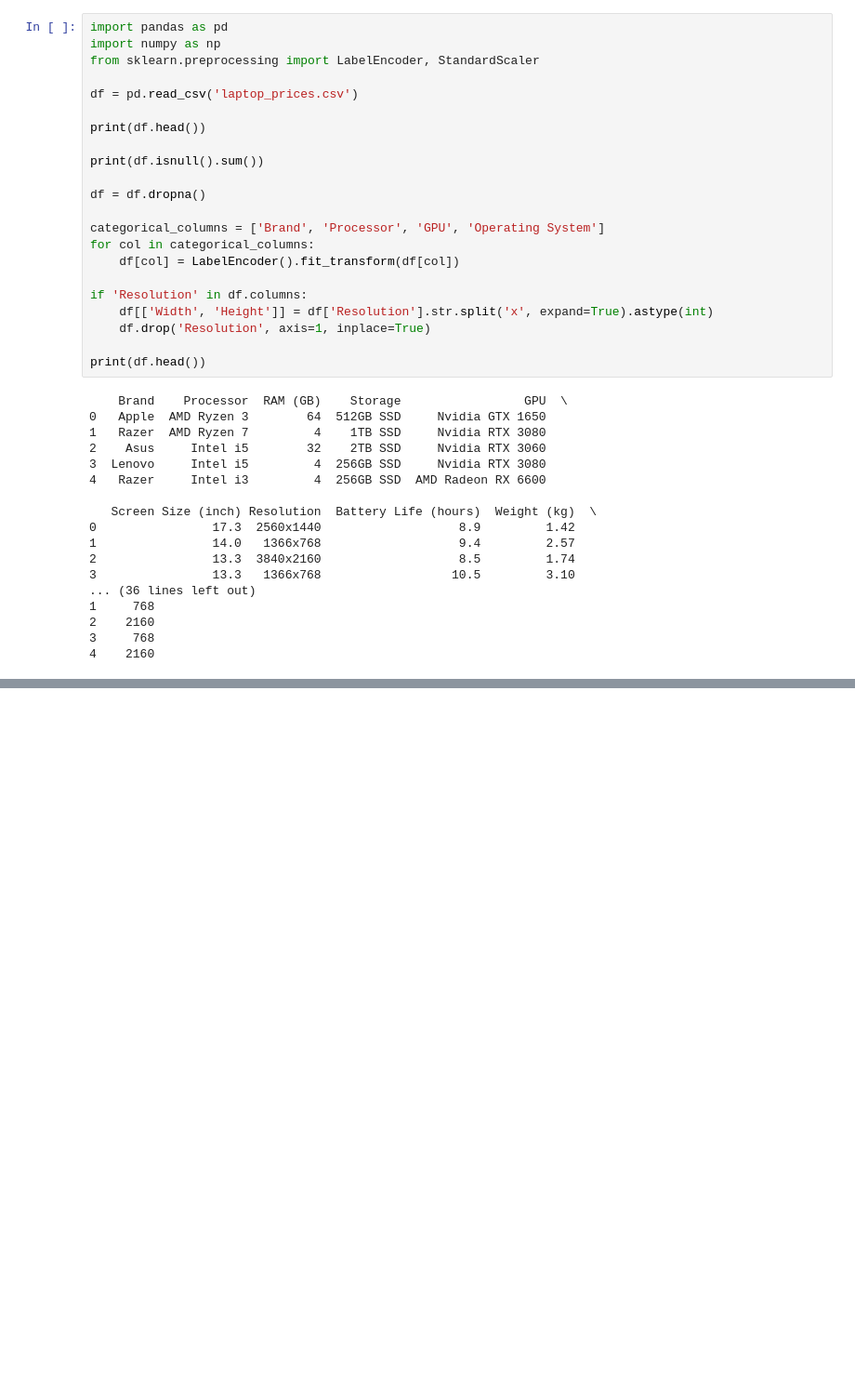
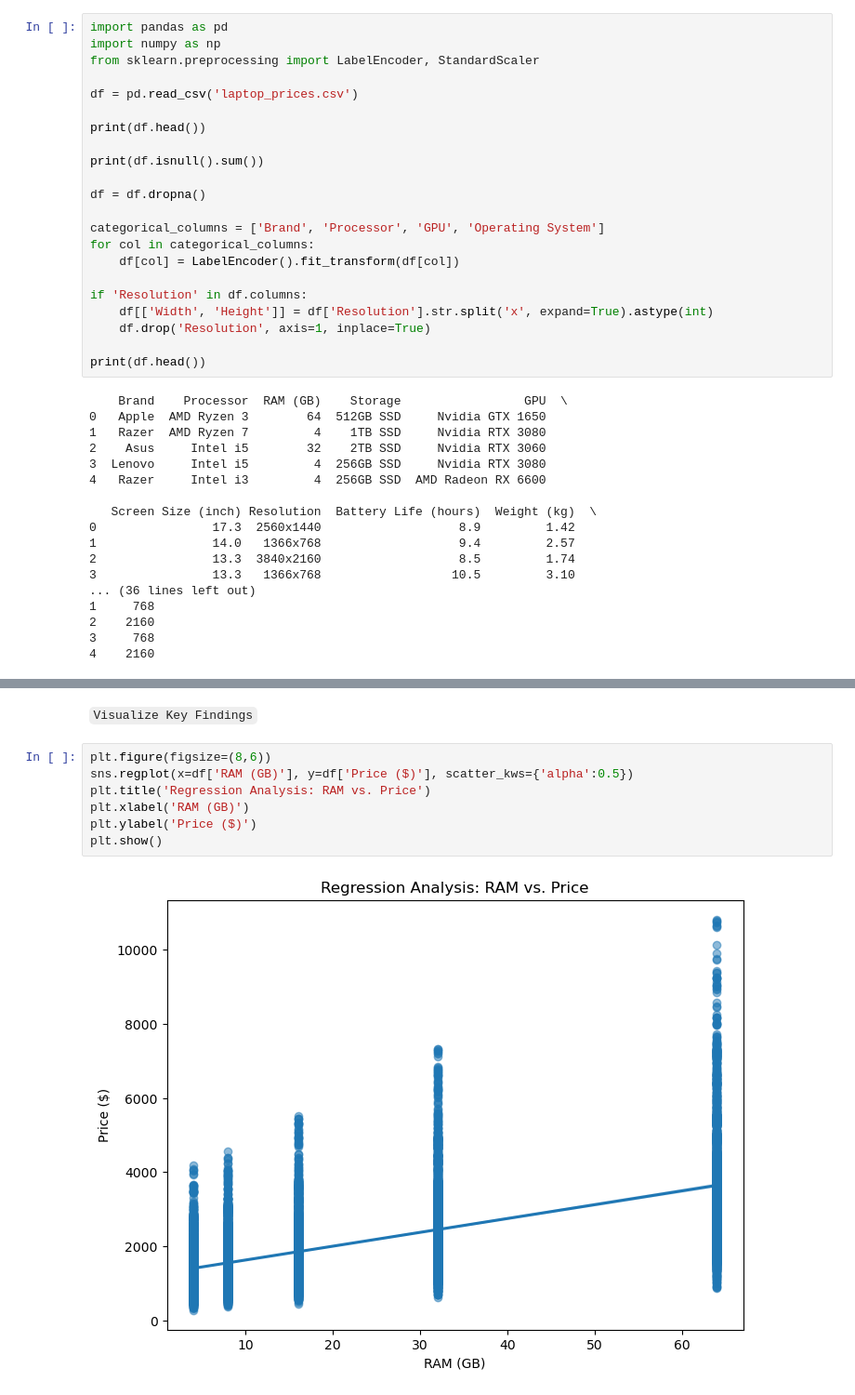
Before and after one commit to Binuri01/Data-Analytics-Assignment, a Jupyter notebook: Untitled17.ipynb, the cells around one changed output, grey strips where cells are left out. Shown at 93% size. Cells and saved outputs as stored; diff of their text form; blank space fills up the shorter version.

````diff
--- a/Untitled17.ipynb
+++ b/Untitled17.ipynb
@@ -151,0 +188,11 @@ ValueError: could not convert string to float: '512GB SSD'
+# %% [markdown]
+```Visualize Key Findings```
+# %%
+plt.figure(figsize=(8,6))
+sns.regplot(x=df['RAM (GB)'], y=df['Price ($)'], scatter_kws={'alpha':0.5})
+plt.title('Regression Analysis: RAM vs. Price')
+plt.xlabel('RAM (GB)')
+plt.ylabel('Price ($)')
+plt.show()
+# %% [output]
+[figure, added]
````
Also changed, not shown: parts of 9 cells of this notebook.
